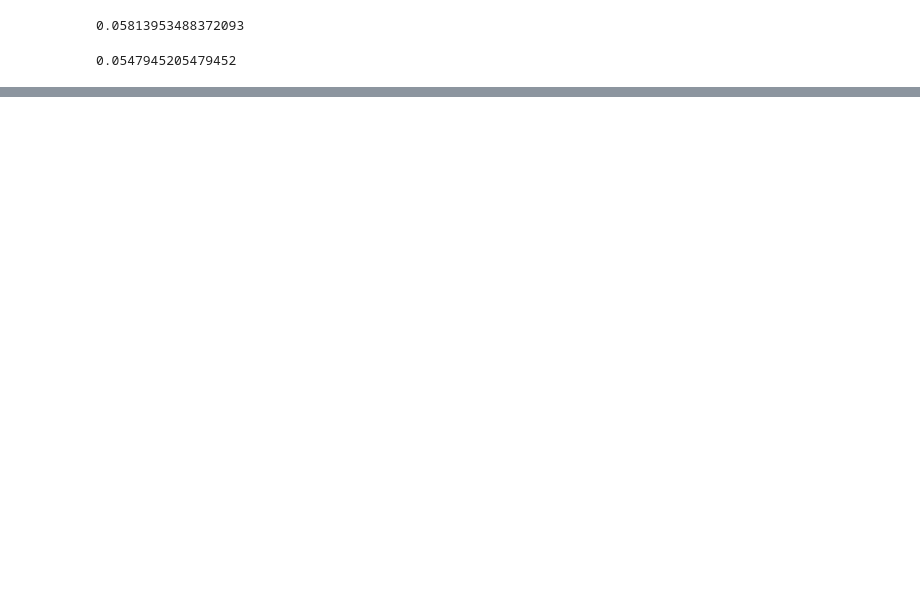
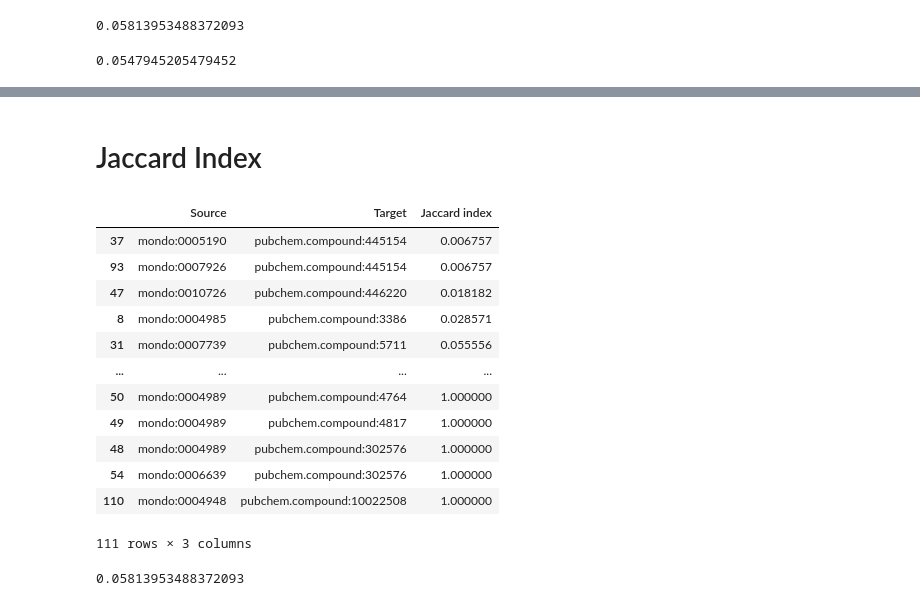
Before and after one commit to enveda/RPath, a Jupyter notebook: src/notebooks/7.0-benchmark_analysis.ipynb, the cells around one changed output, grey strips where cells are left out. Cells and saved outputs as stored; diff of their text form; code cells hidden in the pictures; blank space fills up the shorter version.

```diff
--- a/src/notebooks/7.0-benchmark_analysis.ipynb
+++ b/src/notebooks/7.0-benchmark_analysis.ipynb
@@ -264,0 +269,24 @@ get_accuracy(gold_standard_dict, disease_drug_dict)
+# %% [markdown]
+# Jaccard Index
+# %%
+disease_drug_dict, df_openbio = get_dict_df(disease_openbio, drug_openbio, graph_openbio.to_undirected(), similarity_type = 'ji')
+# %%
+df_openbio.sort_values(by=sim_scores['ji'])
+# %% [output]
+|  | Source | Target | Jaccard index |
+| 37 | mondo:0005190 | pubchem.compound:445154 | 0.006757 |
+| 93 | mondo:0007926 | pubchem.compound:445154 | 0.006757 |
+| 47 | mondo:0010726 | pubchem.compound:446220 | 0.018182 |
+| 8 | mondo:0004985 | pubchem.compound:3386 | 0.028571 |
+| 31 | mondo:0007739 | pubchem.compound:5711 | 0.055556 |
+| ... | ... | ... | ... |
+| 50 | mondo:0004989 | pubchem.compound:4764 | 1.000000 |
+| 49 | mondo:0004989 | pubchem.compound:4817 | 1.000000 |
+| 48 | mondo:0004989 | pubchem.compound:302576 | 1.000000 |
+| 54 | mondo:0006639 | pubchem.compound:302576 | 1.000000 |
+| 110 | mondo:0004948 | pubchem.compound:10022508 | 1.000000 |
+111 rows × 3 columns
+# %%
+get_accuracy(gold_standard_dict, disease_drug_dict)
+# %% [output]
+0.05813953488372093
```
Also changed, not shown: parts of 19 cells of this notebook.
